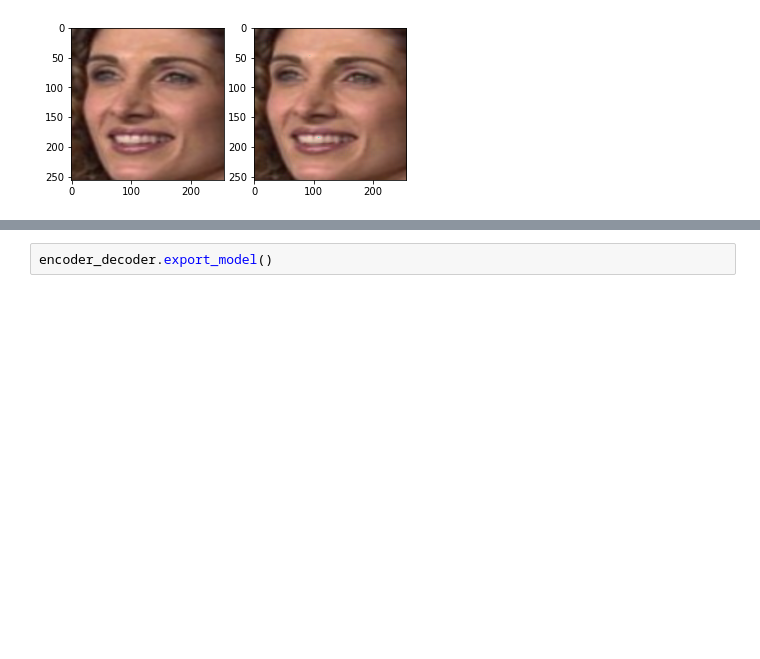
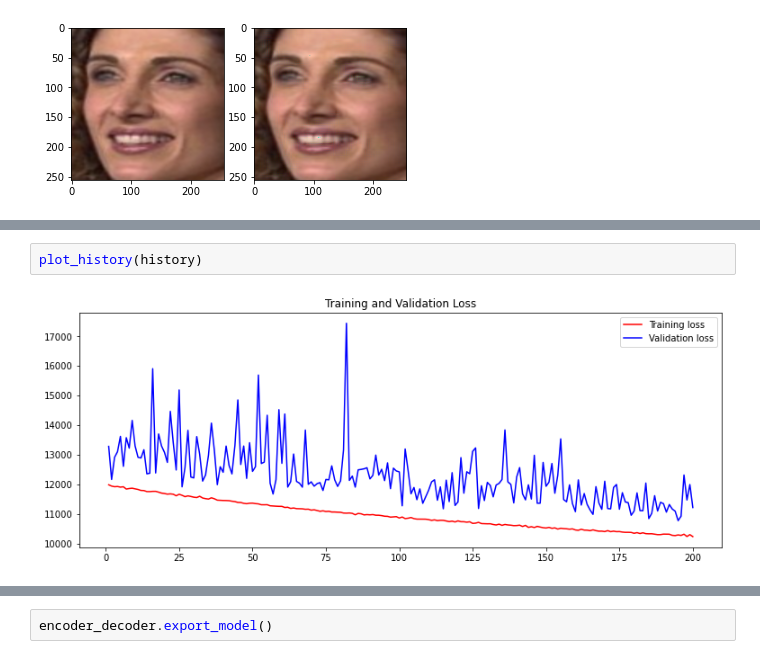
Before and after one commit to stevenjohnlarsen/StyleTransfer, a Jupyter notebook: Train Weights Final.ipynb, the cells around one changed output, grey strips where cells are left out. Cells and saved outputs as stored; diff of their text form; blank space fills up the shorter version.

```diff
--- a/Train Weights Final.ipynb
+++ b/Train Weights Final.ipynb
@@ -554,0 +578,4 @@ plot_history(history, start=150)
+# %%
+plot_history(history)
+# %% [output]
+[figure, added]
```
Also changed, not shown: parts of 21 cells of this notebook.
